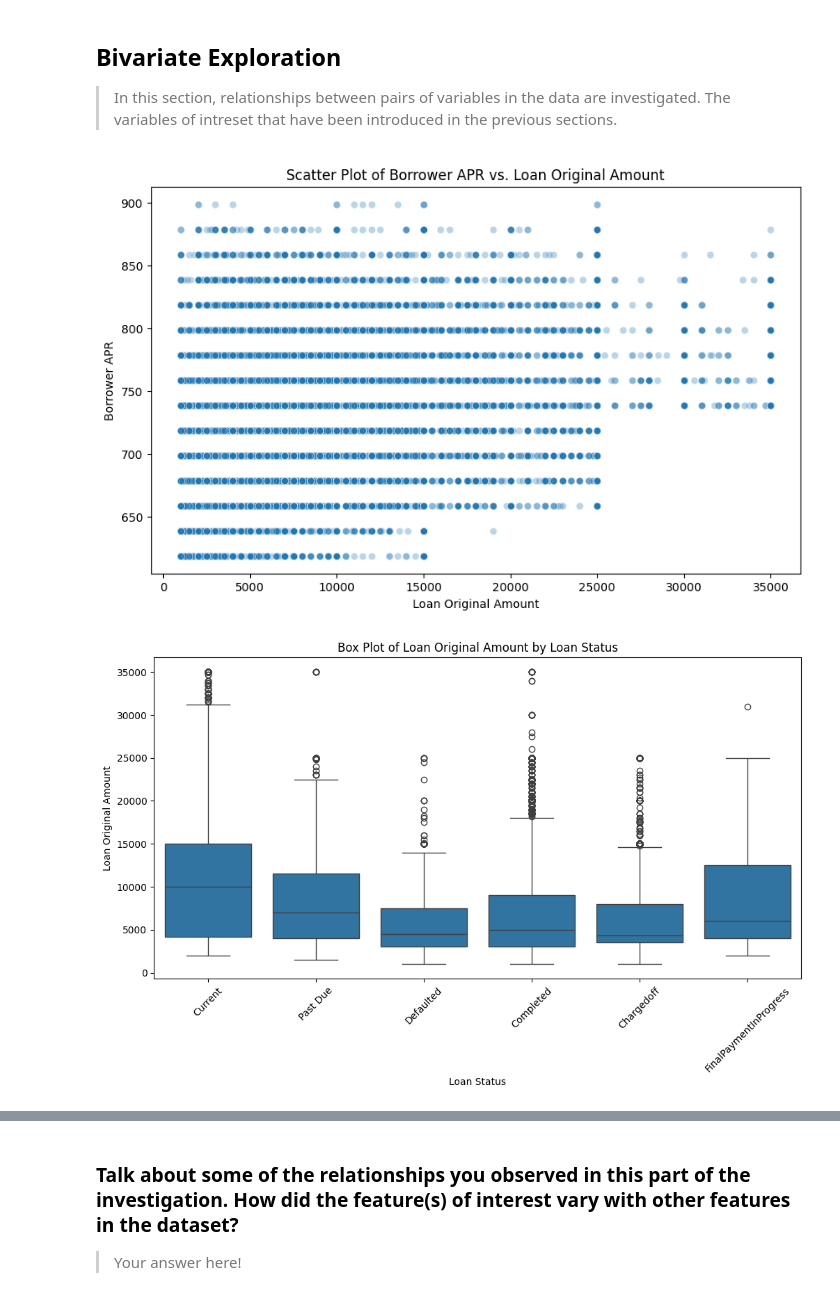
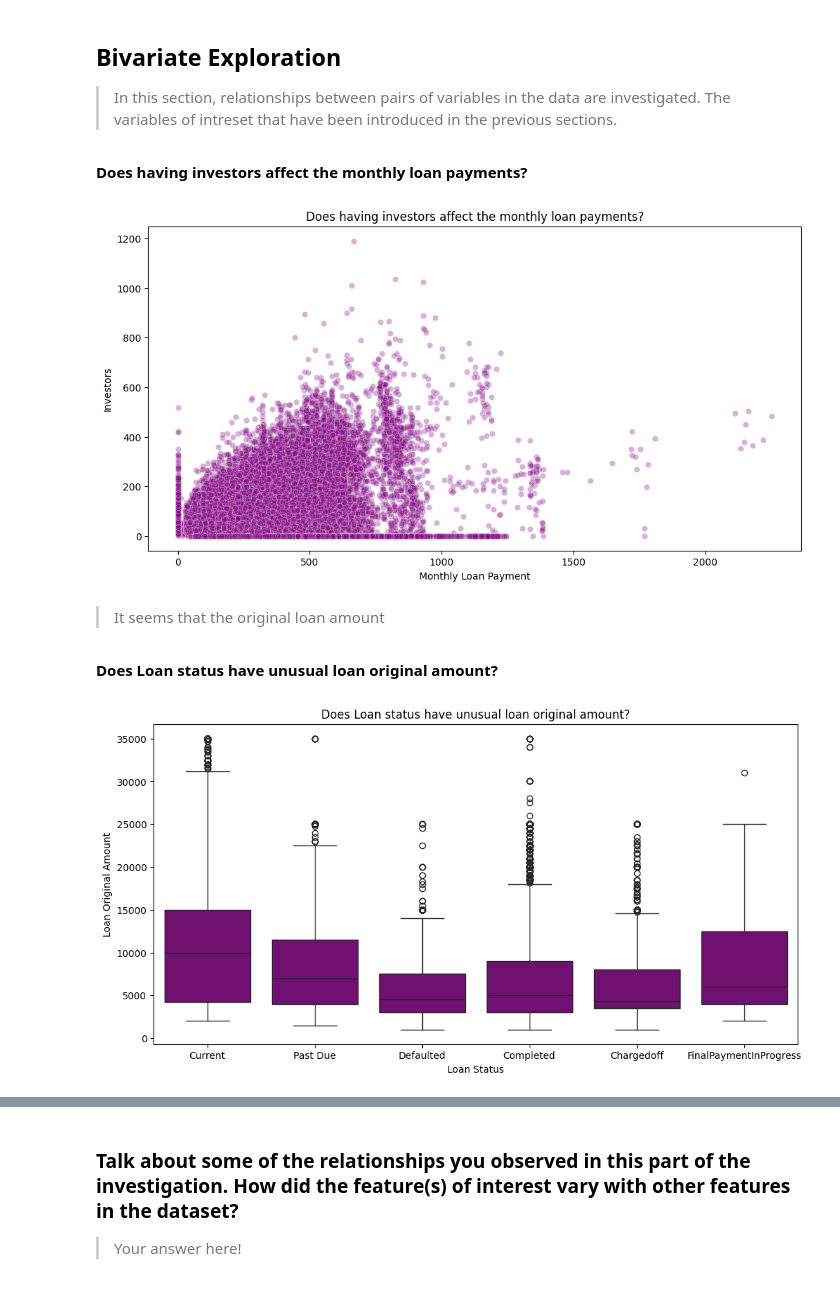
Before and after one commit to sondosaabed/Prosper-Loan-Analysis, a Jupyter notebook: Part_I_exploration.ipynb, the cells around one changed output, grey strips where cells are left out. Cells and saved outputs as stored; diff of their text form; code cells hidden in the pictures.

Commit message:
Add bivariate exploration plots - Edit the figure sizes to 12,6 from 10,5 - Update on titles of buvariate - Add xlabels and ylabels - Include scatter, boxplot, linechart, clustered chart

```diff
--- a/Part_I_exploration.ipynb
+++ b/Part_I_exploration.ipynb
@@ -538,22 +538,25 @@ plt.xticks(rotation = 45);
 ## Bivariate Exploration
 
 > In this section, relationships between pairs of variables in the data are investigated. The variables of intreset that have been introduced in the previous sections.
+# %% [markdown]
+**Does having investors affect the monthly loan payments?**
 # %%
-plt.figure(figsize=(10, 6))
-sns.scatterplot(data= loan_performance_df, x='LoanOriginalAmount', y='CreditScoreRangeUpper', alpha=0.3)
-plt.title('Scatter Plot of Borrower APR vs. Loan Original Amount')
-plt.xlabel('Loan Original Amount')
-plt.ylabel('Borrower APR')
-plt.show()
+plt.figure(figsize=(12, 6))
+sns.scatterplot(data= df, x='MonthlyLoanPayment', y='Investors', alpha=0.3, color = 'purple')
+plt.title('Does having investors affect the monthly loan payments?')
+plt.xlabel('Monthly Loan Payment')
+plt.ylabel('Investors');
 # %% [output]
-[figure, old version]
+[figure, new version]
+# %% [markdown]
+> It seems that the original loan amount
+# %% [markdown]
+**Does Loan status have unusual loan original amount?**
 # %%
 plt.figure(figsize=(12, 6))
-sns.boxplot(data=loan_performance_df, x='SimplifiedLoanStatus', y='LoanOriginalAmount')
-plt.title('Box Plot of Loan Original Amount by Loan Status')
+sns.boxplot(data=loan_performance_df, x='SimplifiedLoanStatus', y='LoanOriginalAmount', color='purple')
+plt.title('Does Loan status have unusual loan original amount?')
 plt.xlabel('Loan Status')
-plt.ylabel('Loan Original Amount')
-plt.xticks(rotation=45)
-plt.show()
+plt.ylabel('Loan Original Amount');
 # %% [output]
-[figure, old version]
+[figure, new version]
```
Also changed, not shown: parts of 16 cells of this notebook.
